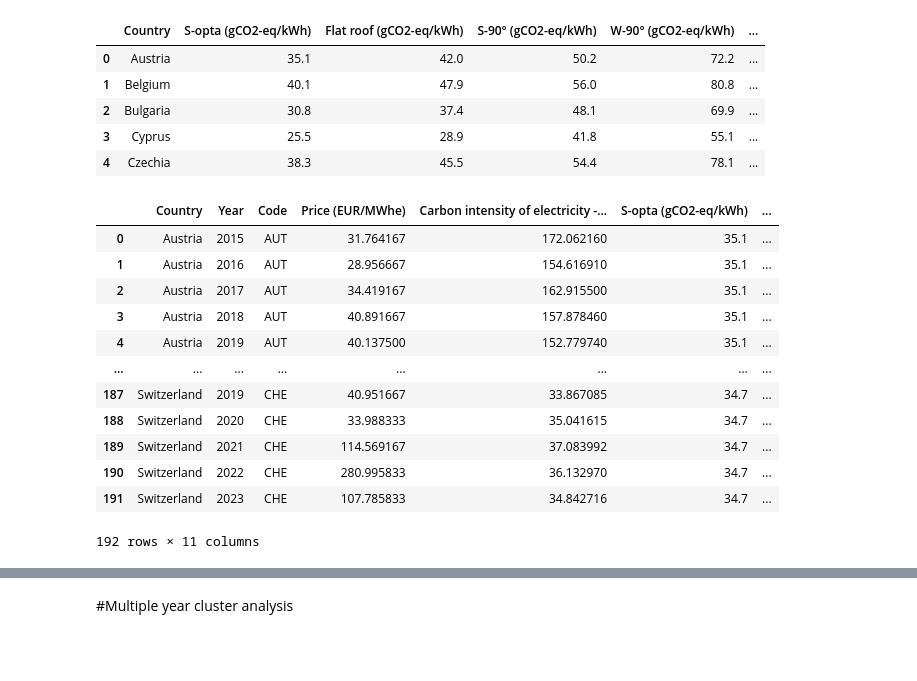
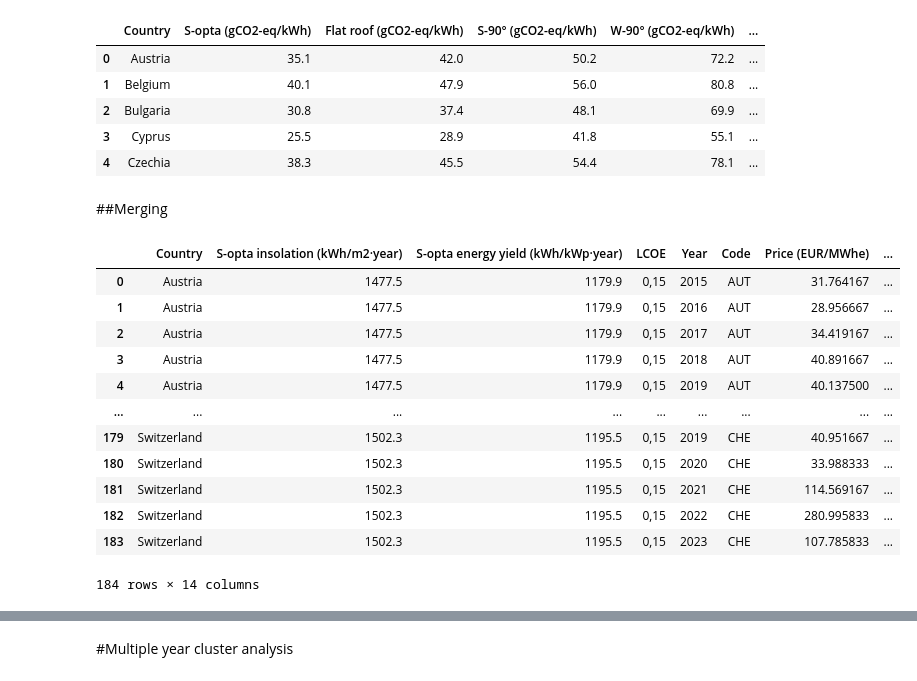
Before and after one commit to BalthazazarDuc/MasterThesis, a Jupyter notebook: Copie_de_MasterThesis.ipynb, the cells around one changed output, grey strips where cells are left out. Saved outputs shown, nothing was run; the diff lists cells and outputs as text; code cells hidden in the pictures; blank space fills up the shorter version.

```diff
--- a/Copie_de_MasterThesis.ipynb
+++ b/Copie_de_MasterThesis.ipynb
@@ -20,6 +20,12 @@ import matplotlib.pyplot as plt
 from sklearn.cluster import KMeans
 from sklearn.preprocessing import StandardScaler
 # %%
-GO_price = pd.read_csv("https://raw.githubusercontent.com/BalthazazarDuc/MasterThesis/refs/heads/main/GO-Prices_Aggregated_v02%20.csv", sep=";", decimal = ",")
-carbon_intensity = pd.read_csv("https://raw.githubusercontent.com/BalthazazarDuc/MasterThesis/refs/heads/main/carbon-intensity-electricity.csv")
-CI_PV = pd.read_csv("https://raw.githubusercontent.com/BalthazazarDuc/MasterThesis/refs/heads/main/carbon_intensity_rooftop.csv")
+#GO_price = pd.read_csv("https://raw.githubusercontent.com/BalthazazarDuc/MasterThesis/refs/heads/main/data/GO-Prices_Aggregated_v02%20.csv", sep=";", decimal = ",")
+carbon_intensity = pd.read_csv("https://raw.githubusercontent.com/BalthazazarDuc/MasterThesis/refs/heads/main/data/carbon-intensity-electricity.csv")
+CI_PV = pd.read_csv("https://raw.githubusercontent.com/BalthazazarDuc/MasterThesis/refs/heads/main/data/carbon_intensity_rooftop.csv")
+LCOE = pd.read_csv("https://raw.githubusercontent.com/BalthazazarDuc/MasterThesis/refs/heads/main/data/LCOE%202020.csv", sep=";")
+solar_yield = pd.read_csv("https://raw.githubusercontent.com/BalthazazarDuc/MasterThesis/refs/heads/main/data/solar_yield.csv")
+E_price = pd.read_csv("https://raw.githubusercontent.com/BalthazazarDuc/MasterThesis/refs/heads/main/data/european_wholesale_electricity_price_data_monthly.csv")
+
+
+#We use the last one that come from Amber website
@@ -300,18 +205,22 @@ df1 = pd.merge(
-# %%
-df=pd.merge(df1, CI_PV, on=['Country'], how='inner')
-GO_price = 5
-df
-# %% [output]
-|  | Country | Year | Code | Price (EUR/MWhe) | Carbon intensity of electricity -... | S-opta (gCO2-eq/kWh) | ... |
-| 0 | Austria | 2015 | AUT | 31.764167 | 172.062160 | 35.1 | ... |
-| 1 | Austria | 2016 | AUT | 28.956667 | 154.616910 | 35.1 | ... |
-| 2 | Austria | 2017 | AUT | 34.419167 | 162.915500 | 35.1 | ... |
-| 3 | Austria | 2018 | AUT | 40.891667 | 157.878460 | 35.1 | ... |
-| 4 | Austria | 2019 | AUT | 40.137500 | 152.779740 | 35.1 | ... |
-| ... | ... | ... | ... | ... | ... | ... | ... |
-| 187 | Switzerland | 2019 | CHE | 40.951667 | 33.867085 | 34.7 | ... |
-| 188 | Switzerland | 2020 | CHE | 33.988333 | 35.041615 | 34.7 | ... |
-| 189 | Switzerland | 2021 | CHE | 114.569167 | 37.083992 | 34.7 | ... |
-| 190 | Switzerland | 2022 | CHE | 280.995833 | 36.132970 | 34.7 | ... |
-| 191 | Switzerland | 2023 | CHE | 107.785833 | 34.842716 | 34.7 | ... |
-192 rows × 11 columns
+# %% [markdown]
+##Merging
+# %%
+df1 = pd.merge(yearly_price, carbon_intensity, on=['Country', 'Code', 'Year'], how='inner')
+df2= pd.merge(LCOE, df1, on=['Country'], how='inner')
+df3= pd.merge(solar_yield, df2, on=['Country'], how='inner')
+df=pd.merge(df3, CI_PV, on=['Country'], how='inner')
+df
+# %% [output]
+|  | Country | S-opta insolation (kWh/m2·year) | S-opta energy yield (kWh/kWp·year) | LCOE | Year | Code | Price (EUR/MWhe) | ... |
+| 0 | Austria | 1477.5 | 1179.9 | 0,15 | 2015 | AUT | 31.764167 | ... |
+| 1 | Austria | 1477.5 | 1179.9 | 0,15 | 2016 | AUT | 28.956667 | ... |
+| 2 | Austria | 1477.5 | 1179.9 | 0,15 | 2017 | AUT | 34.419167 | ... |
+| 3 | Austria | 1477.5 | 1179.9 | 0,15 | 2018 | AUT | 40.891667 | ... |
+| 4 | Austria | 1477.5 | 1179.9 | 0,15 | 2019 | AUT | 40.137500 | ... |
+| ... | ... | ... | ... | ... | ... | ... | ... | ... |
+| 179 | Switzerland | 1502.3 | 1195.5 | 0,15 | 2019 | CHE | 40.951667 | ... |
+| 180 | Switzerland | 1502.3 | 1195.5 | 0,15 | 2020 | CHE | 33.988333 | ... |
+| 181 | Switzerland | 1502.3 | 1195.5 | 0,15 | 2021 | CHE | 114.569167 | ... |
+| 182 | Switzerland | 1502.3 | 1195.5 | 0,15 | 2022 | CHE | 280.995833 | ... |
+| 183 | Switzerland | 1502.3 | 1195.5 | 0,15 | 2023 | CHE | 107.785833 | ... |
+184 rows × 14 columns
```
Also changed, not shown: parts of 33 cells of this notebook.
